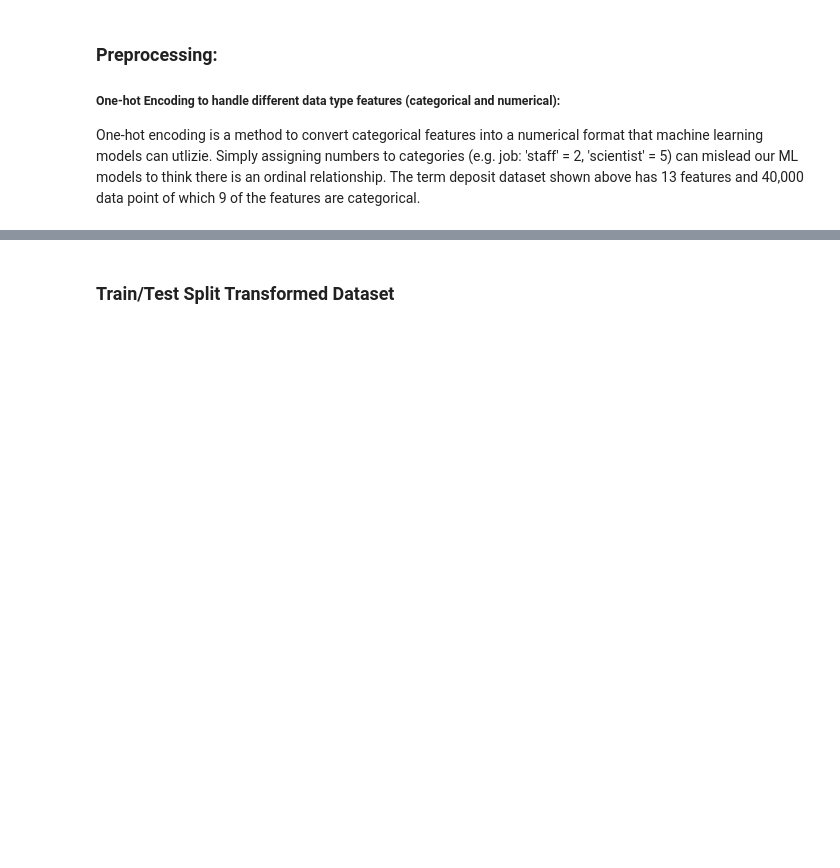
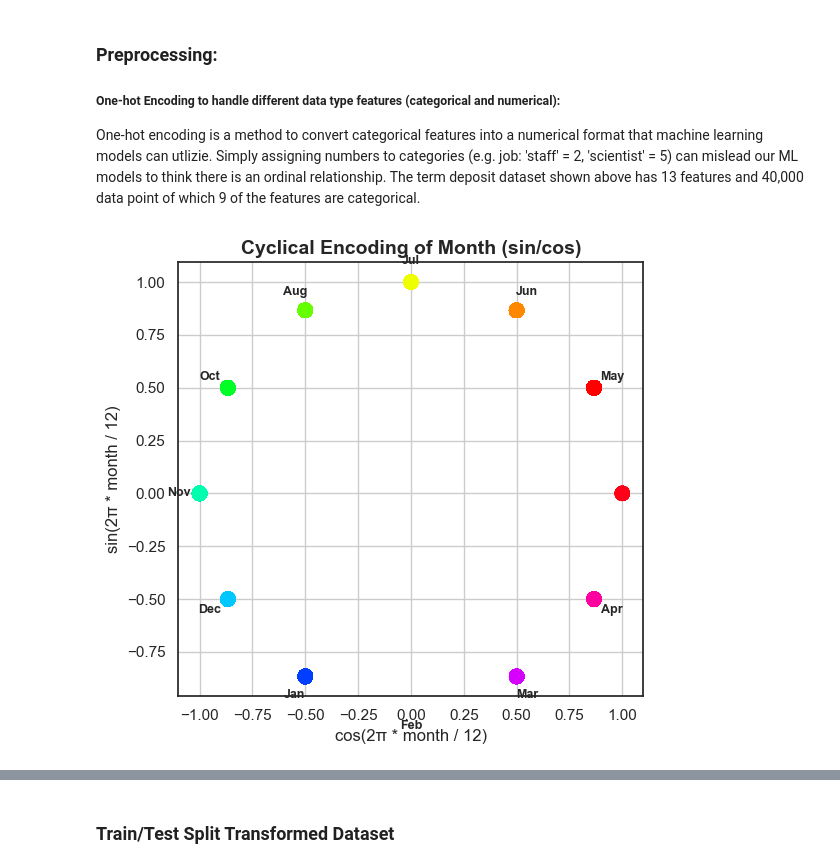
Before and after one commit to Sooihk/Apziva-Project-Term-Deposit-Marketing, a Jupyter notebook: notebooks/term_deposit_marketing.ipynb, the cells around one changed output, grey strips where cells are left out. Saved outputs shown, nothing was run; the diff lists cells and outputs as text; code cells hidden in the pictures; blank space fills up the shorter version.

Commit message:
Adding plots and insights onto feature selection section

```diff
--- a/notebooks/term_deposit_marketing.ipynb
+++ b/notebooks/term_deposit_marketing.ipynb
@@ -488,0 +498,30 @@ X, y = preprocess_term_deposit(term_deposit, numerical_cols, categorical_cols)
+# %%
+import matplotlib.pyplot as plt
+
+def plot_month_cyclical_encoding(term_deposit):
+    # Ensure month has not been dropped yet
+    month_order = ['jan', 'feb', 'mar', 'apr', 'may', 'jun',
+                   'jul', 'aug', 'sep', 'oct', 'nov', 'dec']
+    term_deposit['month_num'] = term_deposit['month'].str.lower().map({m: i+1 for i, m in enumerate(month_order)})
+    term_deposit['month_sin'] = np.sin(2 * np.pi * term_deposit['month_num'] / 12)
+    term_deposit['month_cos'] = np.cos(2 * np.pi * term_deposit['month_num'] / 12)
+
+    plt.figure(figsize=(6,6))
+    plt.scatter(term_deposit['month_cos'], term_deposit['month_sin'], c=term_deposit['month_num'], cmap='hsv', s=100)
+
+    for i, txt in enumerate(term_deposit['month'].unique()):
+        angle = 2 * np.pi * (i + 1) / 12
+        x = np.cos(angle)
+        y = np.sin(angle)
+        plt.text(x * 1.1, y * 1.1, txt.capitalize(), ha='center', va='center', fontsize=9, weight='bold')
+
+    plt.title('Cyclical Encoding of Month (sin/cos)', fontsize=14, fontweight='bold')
+    plt.xlabel('cos(2π * month / 12)')
+    plt.ylabel('sin(2π * month / 12)')
+    plt.grid(True)
+    plt.gca().set_aspect('equal', adjustable='box')
+    plt.show()
+
+plot_month_cyclical_encoding(term_deposit)
+# %% [output]
+[figure, added]
```
Also changed, not shown: parts of 11 cells of this notebook.
